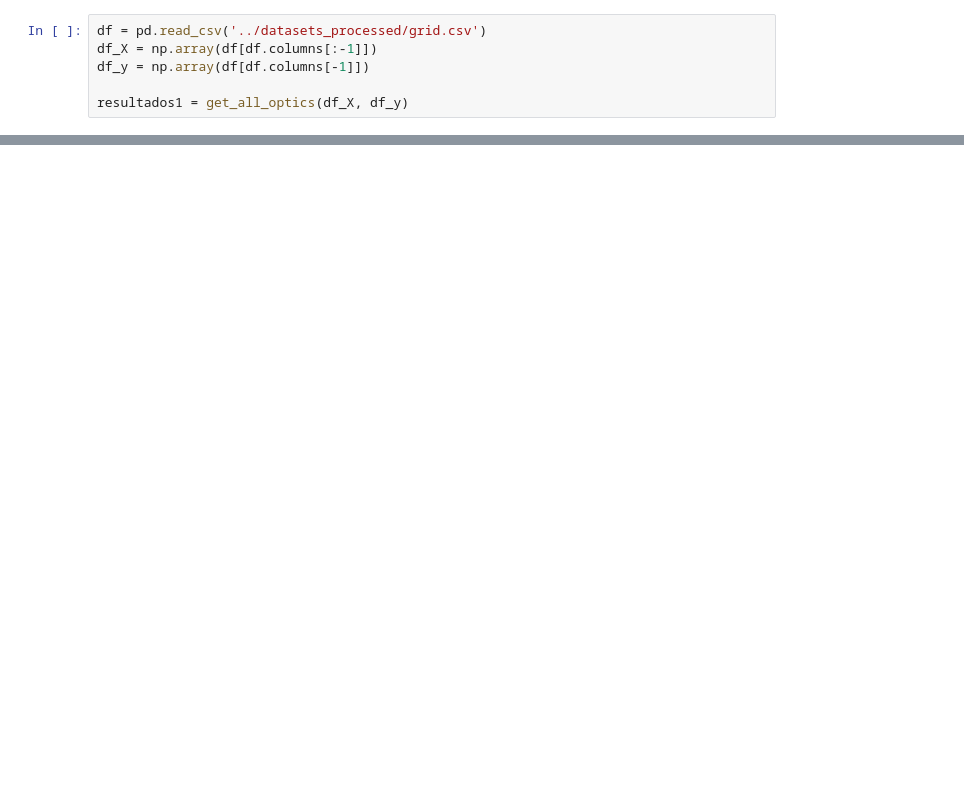
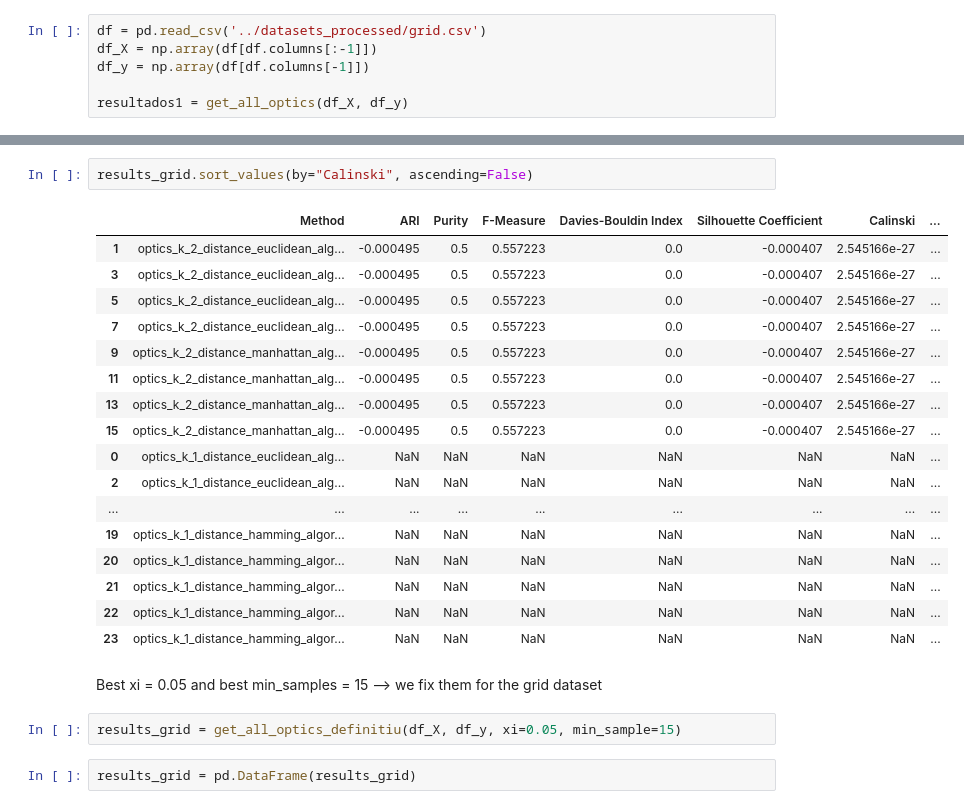
Before and after one commit to Bernat-C/Clustering-Analysis, a Jupyter notebook: testing_aina.ipynb, the cells around one changed output, grey strips where cells are left out. Saved outputs shown, nothing was run; the diff lists cells and outputs as text; blank space fills up the shorter version.

```diff
--- a/testing_aina.ipynb
+++ b/testing_aina.ipynb
@@ -46,0 +84,26 @@ results_df.to_csv('../output/results_optics_grid.csv')
+# %%
+results_grid.sort_values(by="Calinski", ascending=False)
+# %% [output]
+|  | Method | ARI | Purity | F-Measure | Davies-Bouldin Index | Silhouette Coefficient | Calinski | ... |
+| 1 | optics_k_2_distance_euclidean_alg... | -0.000495 | 0.5 | 0.557223 | 0.0 | -0.000407 | 2.545166e-27 | ... |
+| 3 | optics_k_2_distance_euclidean_alg... | -0.000495 | 0.5 | 0.557223 | 0.0 | -0.000407 | 2.545166e-27 | ... |
+| 5 | optics_k_2_distance_euclidean_alg... | -0.000495 | 0.5 | 0.557223 | 0.0 | -0.000407 | 2.545166e-27 | ... |
+| 7 | optics_k_2_distance_euclidean_alg... | -0.000495 | 0.5 | 0.557223 | 0.0 | -0.000407 | 2.545166e-27 | ... |
+| 9 | optics_k_2_distance_manhattan_alg... | -0.000495 | 0.5 | 0.557223 | 0.0 | -0.000407 | 2.545166e-27 | ... |
+| 11 | optics_k_2_distance_manhattan_alg... | -0.000495 | 0.5 | 0.557223 | 0.0 | -0.000407 | 2.545166e-27 | ... |
+| 13 | optics_k_2_distance_manhattan_alg... | -0.000495 | 0.5 | 0.557223 | 0.0 | -0.000407 | 2.545166e-27 | ... |
+| 15 | optics_k_2_distance_manhattan_alg... | -0.000495 | 0.5 | 0.557223 | 0.0 | -0.000407 | 2.545166e-27 | ... |
+| 0 | optics_k_1_distance_euclidean_alg... | NaN | NaN | NaN | NaN | NaN | NaN | ... |
+| 2 | optics_k_1_distance_euclidean_alg... | NaN | NaN | NaN | NaN | NaN | NaN | ... |
+| ... | ... | ... | ... | ... | ... | ... | ... | ... |
+| 19 | optics_k_1_distance_hamming_algor... | NaN | NaN | NaN | NaN | NaN | NaN | ... |
+| 20 | optics_k_1_distance_hamming_algor... | NaN | NaN | NaN | NaN | NaN | NaN | ... |
+| 21 | optics_k_1_distance_hamming_algor... | NaN | NaN | NaN | NaN | NaN | NaN | ... |
+| 22 | optics_k_1_distance_hamming_algor... | NaN | NaN | NaN | NaN | NaN | NaN | ... |
+| 23 | optics_k_1_distance_hamming_algor... | NaN | NaN | NaN | NaN | NaN | NaN | ... |
+# %% [markdown]
+Best xi = 0.05 and best min_samples = 15 --> we fix them for the grid dataset
+# %%
+results_grid = get_all_optics_definitiu(df_X, df_y, xi=0.05, min_sample=15)
+# %%
+results_grid = pd.DataFrame(results_grid)
```
Also changed, not shown: parts of 19 cells of this notebook, 3 other files.
